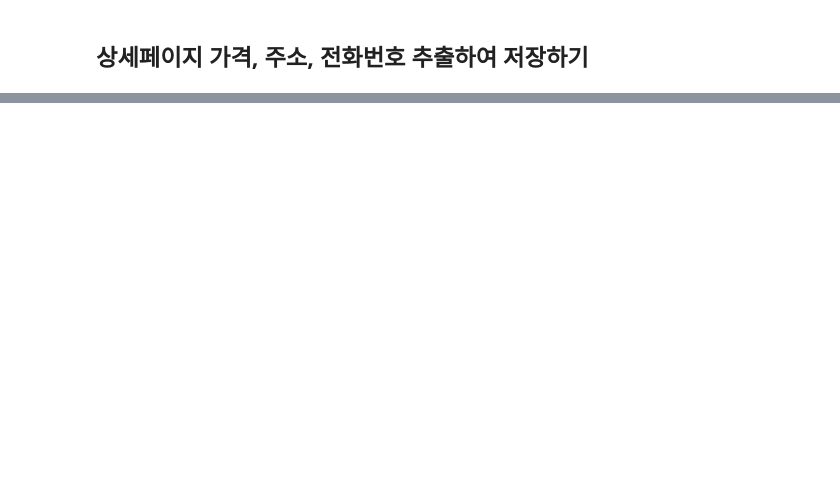
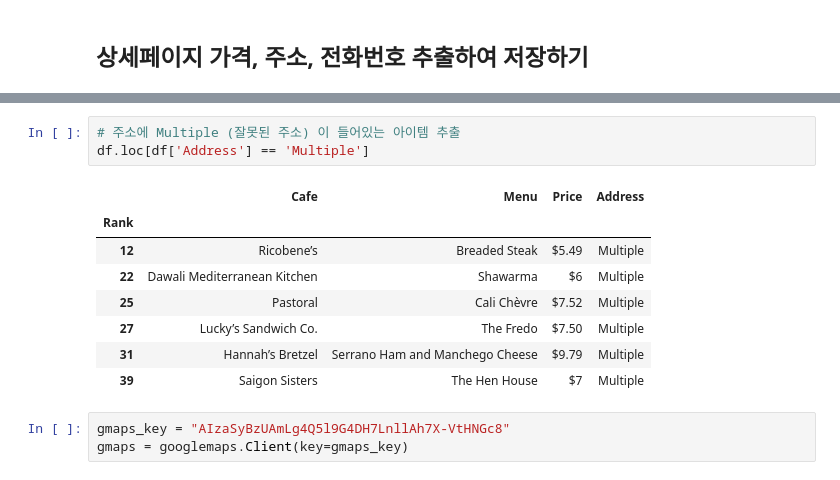
Before and after one commit to namsoojang/Play_with_Data_3rd, a Jupyter notebook: 3.Chicago Food/3장 시카고 맛집 분석.ipynb, the cells around one changed output, grey strips where cells are left out. Cells and saved outputs as stored; diff of their text form; blank space fills up the shorter version.

```diff
--- a/3.Chicago Food/3장 시카고 맛집 분석.ipynb
+++ b/3.Chicago Food/3장 시카고 맛집 분석.ipynb
@@ -193,0 +298,15 @@ price_tmp.split()
+# %%
+# 주소에 Multiple (잘못된 주소) 이 들어있는 아이템 추출
+df.loc[df['Address'] == 'Multiple']
+# %% [output]
+|  | Cafe | Menu | Price | Address |
+| Rank |  |  |  |  |
+| 12 | Ricobene’s | Breaded Steak | $5.49 | Multiple |
+| 22 | Dawali Mediterranean Kitchen | Shawarma | $6 | Multiple |
+| 25 | Pastoral | Cali Chèvre | $7.52 | Multiple |
+| 27 | Lucky’s Sandwich Co. | The Fredo | $7.50 | Multiple |
+| 31 | Hannah’s Bretzel | Serrano Ham and Manchego Cheese | $9.79 | Multiple |
+| 39 | Saigon Sisters | The Hen House | $7 | Multiple |
+# %%
+gmaps_key = "AIzaSyBzUAmLg4Q5l9G4DH7LnllAh7X-VtHNGc8"
+gmaps = googlemaps.Client(key=gmaps_key)
```
Also changed, not shown: parts of 20 cells of this notebook, 1 other file.
